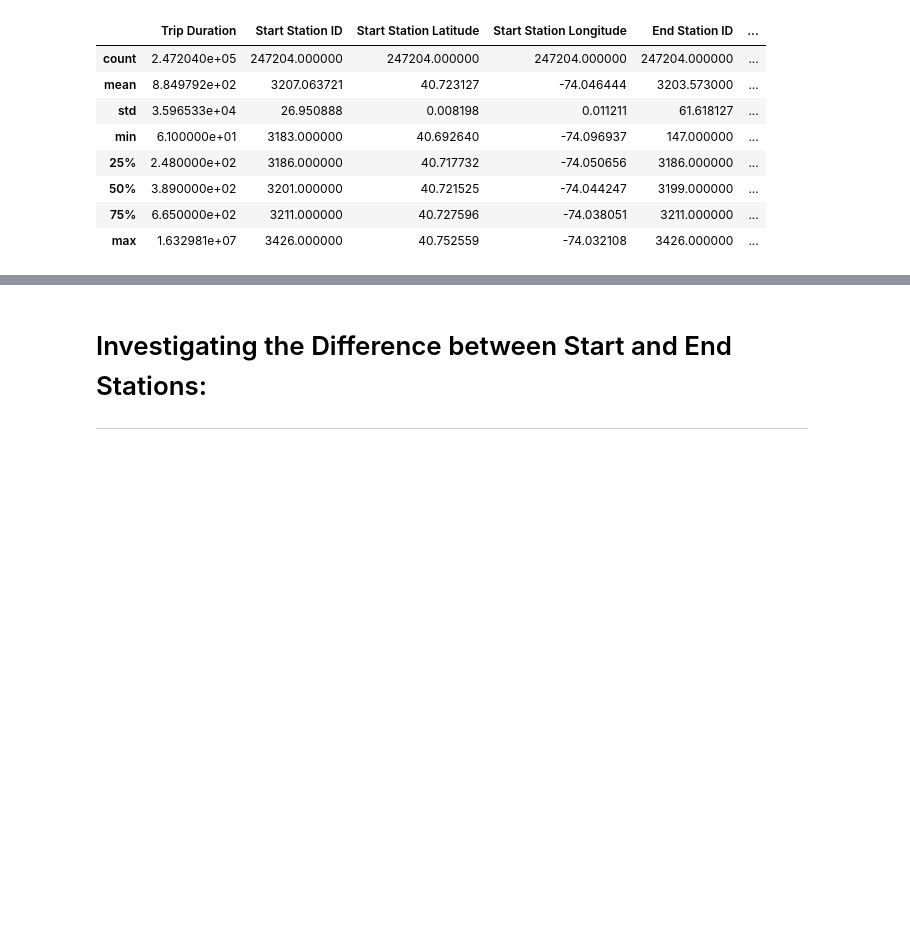
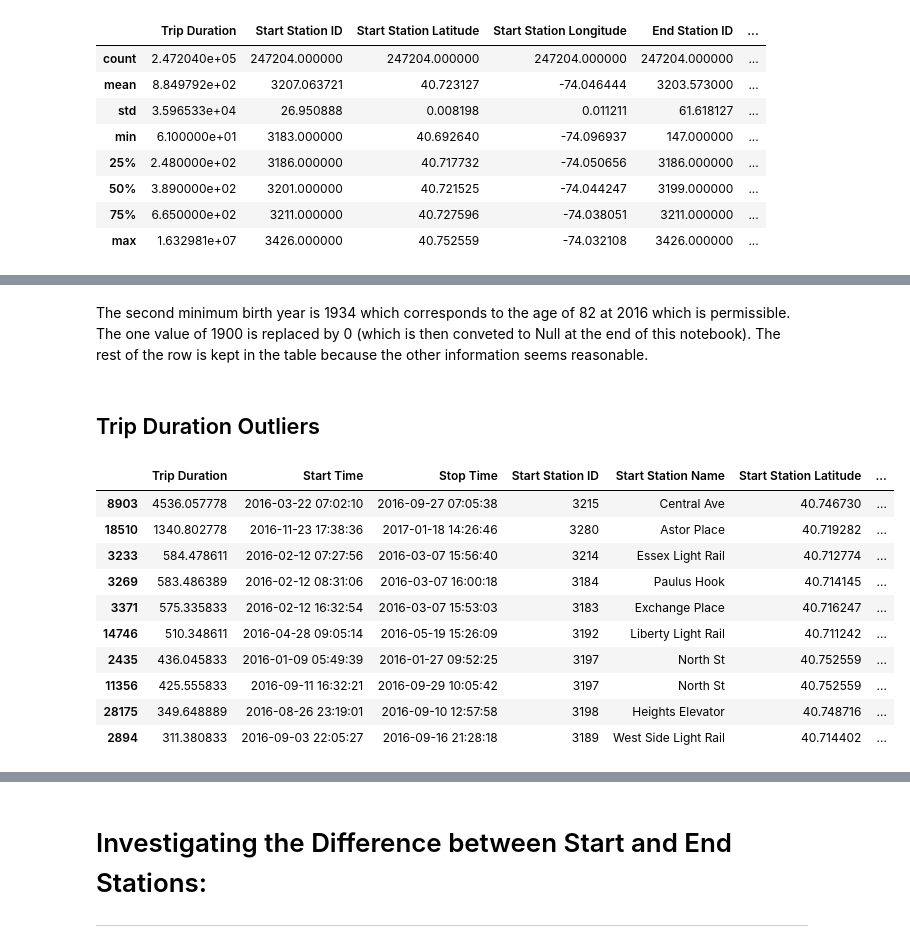
Before and after one commit to otakarvydra/bike_share_analysis, a Jupyter notebook: 2_data_preprocessing/bike_share_data_preprocessing.ipynb, the cells around one changed output, grey strips where cells are left out. Saved outputs shown, nothing was run; the diff lists cells and outputs as text; code cells hidden in the pictures; blank space fills up the shorter version.

```diff
--- a/2_data_preprocessing/bike_share_data_preprocessing.ipynb
+++ b/2_data_preprocessing/bike_share_data_preprocessing.ipynb
@@ -166,0 +187,23 @@ The range of values differs between start station id and end station id. This is
+# %% [markdown]
+The second minimum birth year is 1934 which corresponds to the age of 82 at 2016 which is permissible.
+The one value of 1900 is replaced by 0 (which is then conveted to Null at the end of this notebook). The rest of the row is kept in the table because the other information seems reasonable.
+# %%
+bike_data_df['Birth Year'] = bike_data_df['Birth Year'].replace(1900.0, 0)
+# %% [markdown]
+## Trip Duration Outliers
+# %%
+bike_data_df_sorted = bike_data_df.sort_values(by='Trip Duration', ascending=False)
+bike_data_df_sorted['Trip Duration'] = bike_data_df_sorted['Trip Duration'] / 3600
+bike_data_df_sorted.head(10)
+# %% [output]
+|  | Trip Duration | Start Time | Stop Time | Start Station ID | Start Station Name | Start Station Latitude | ... |
+| 8903 | 4536.057778 | 2016-03-22 07:02:10 | 2016-09-27 07:05:38 | 3215 | Central Ave | 40.746730 | ... |
+| 18510 | 1340.802778 | 2016-11-23 17:38:36 | 2017-01-18 14:26:46 | 3280 | Astor Place | 40.719282 | ... |
+| 3233 | 584.478611 | 2016-02-12 07:27:56 | 2016-03-07 15:56:40 | 3214 | Essex Light Rail | 40.712774 | ... |
+| 3269 | 583.486389 | 2016-02-12 08:31:06 | 2016-03-07 16:00:18 | 3184 | Paulus Hook | 40.714145 | ... |
+| 3371 | 575.335833 | 2016-02-12 16:32:54 | 2016-03-07 15:53:03 | 3183 | Exchange Place | 40.716247 | ... |
+| 14746 | 510.348611 | 2016-04-28 09:05:14 | 2016-05-19 15:26:09 | 3192 | Liberty Light Rail | 40.711242 | ... |
+| 2435 | 436.045833 | 2016-01-09 05:49:39 | 2016-01-27 09:52:25 | 3197 | North St | 40.752559 | ... |
+| 11356 | 425.555833 | 2016-09-11 16:32:21 | 2016-09-29 10:05:42 | 3197 | North St | 40.752559 | ... |
+| 28175 | 349.648889 | 2016-08-26 23:19:01 | 2016-09-10 12:57:58 | 3198 | Heights Elevator | 40.748716 | ... |
+| 2894 | 311.380833 | 2016-09-03 22:05:27 | 2016-09-16 21:28:18 | 3189 | West Side Light Rail | 40.714402 | ... |
```
Also changed, not shown: parts of 10 cells of this notebook, 1 other file.
